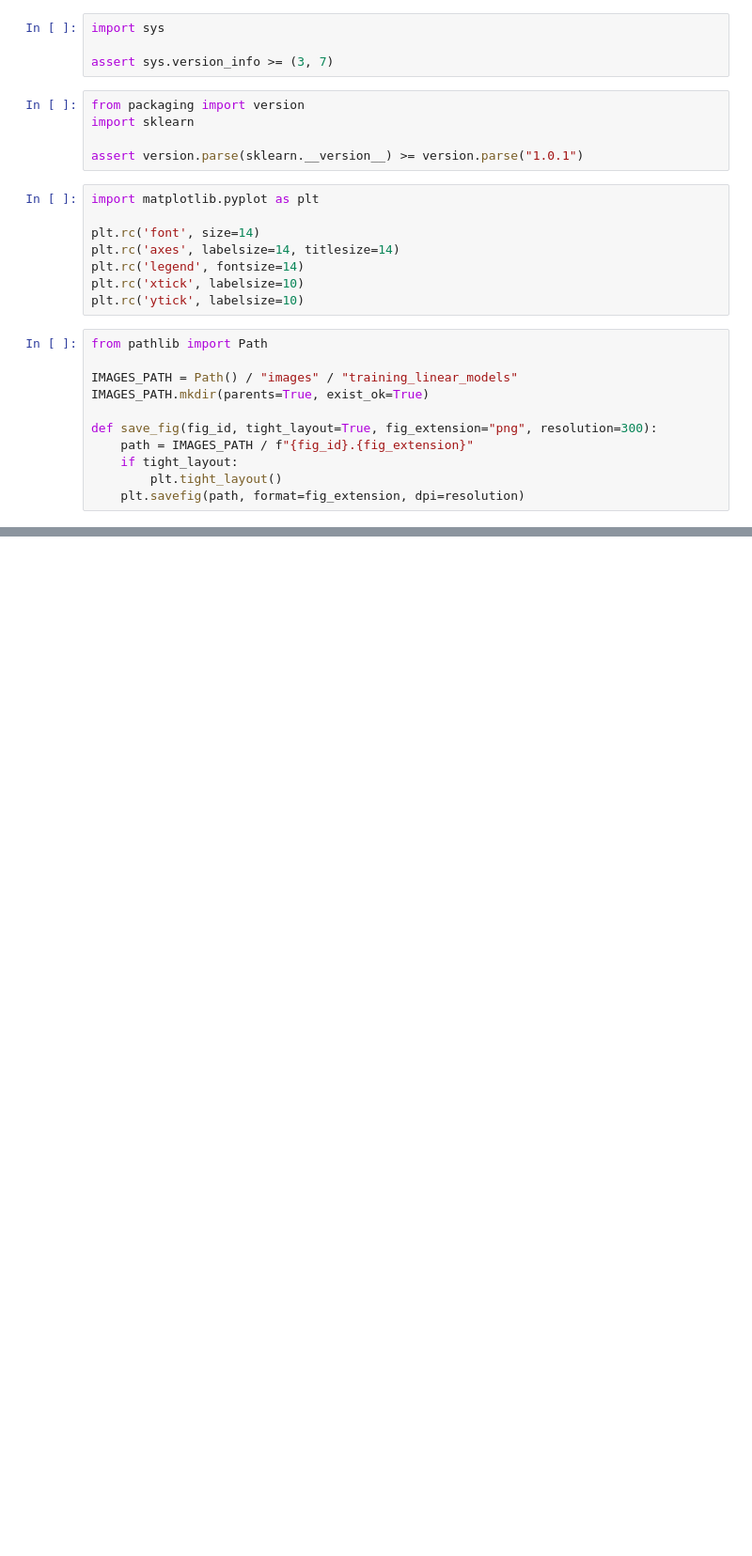
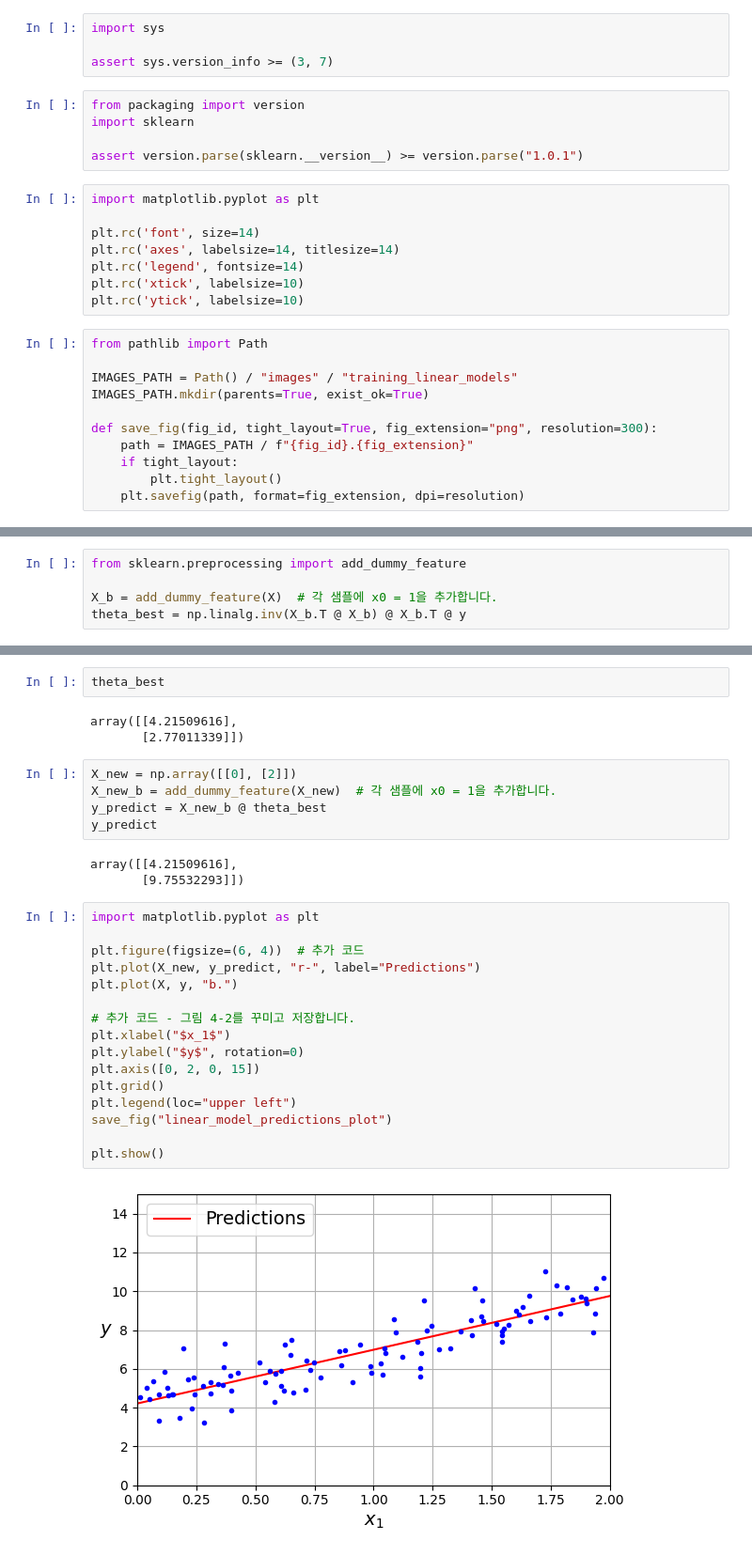
Before and after one commit to jangkoon-park/data-AI-study, a Jupyter notebook: ml-complete-guide-scikit-keras-tensorflow2/4장.ipynb, the cells around one changed output, grey strips where cells are left out. Shown: that part at 94% size. Cells and saved outputs as stored; diff of their text form; blank space fills up the shorter version.

```diff
--- a/ml-complete-guide-scikit-keras-tensorflow2/4장.ipynb
+++ b/ml-complete-guide-scikit-keras-tensorflow2/4장.ipynb
@@ -70,0 +97,5 @@ def save_fig(fig_id, tight_layout=True, fig_extension="png", resolution=300):
+# %%
+from sklearn.preprocessing import add_dummy_feature
+
+X_b = add_dummy_feature(X)  # 각 샘플에 x0 = 1을 추가합니다.
+theta_best = np.linalg.inv(X_b.T @ X_b) @ X_b.T @ y
@@ -70,0 +122,31 @@ def save_fig(fig_id, tight_layout=True, fig_extension="png", resolution=300):
+# %%
+theta_best
+# %% [output]
+array([[4.21509616],
+       [2.77011339]])
+# %%
+X_new = np.array([[0], [2]])
+X_new_b = add_dummy_feature(X_new)  # 각 샘플에 x0 = 1을 추가합니다.
+y_predict = X_new_b @ theta_best
+y_predict
+# %% [output]
+array([[4.21509616],
+       [9.75532293]])
+# %%
+import matplotlib.pyplot as plt
+
+plt.figure(figsize=(6, 4))  # 추가 코드
+plt.plot(X_new, y_predict, "r-", label="Predictions")
+plt.plot(X, y, "b.")
+
+# 추가 코드 - 그림 4-2를 꾸미고 저장합니다.
+plt.xlabel("$x_1$")
+plt.ylabel("$y$", rotation=0)
+plt.axis([0, 2, 0, 15])
+plt.grid()
+plt.legend(loc="upper left")
+save_fig("linear_model_predictions_plot")
+
+plt.show()
+# %% [output]
+[figure, added]
```
Also changed, not shown: parts of 16 cells of this notebook.
